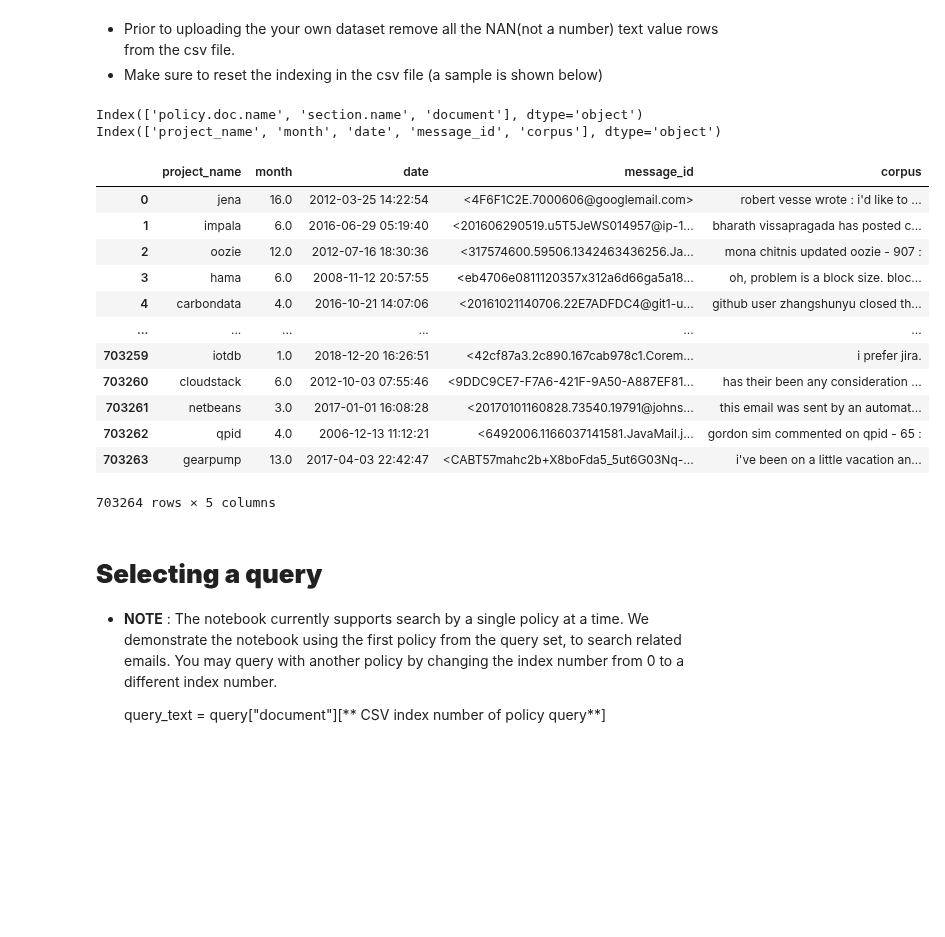
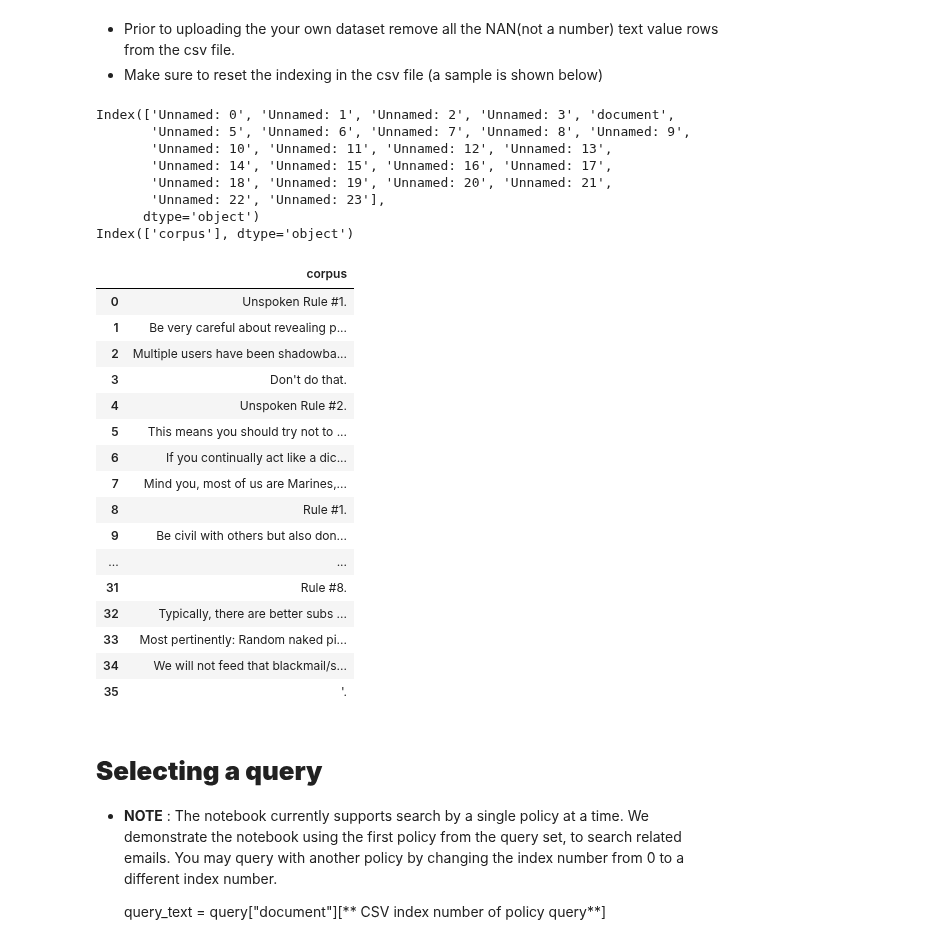
Before and after one commit to Mahasweta-usc/NLP4GOV, a Jupyter notebook: Policy Toolkits/policy_explore.ipynb, the cells around one changed output. Cells and saved outputs as stored; diff of their text form; code cells hidden in the pictures; blank space fills up the shorter version.

```diff
--- a/Policy Toolkits/policy_explore.ipynb
+++ b/Policy Toolkits/policy_explore.ipynb
@@ -93,31 +118,47 @@ main2.csv           100%[===================>] 339.96M   187MB/s    in 1.8s
 # %%
 #read files
 query = semantic_search.pd.read_csv("main1.csv")
-search_base = semantic_search.pd.read_csv("main2.csv", usecols=['project_name', 'month', 'date', 'message_id', 'reply'])
 
-try: search_base.rename(columns={"reply": "corpus"}, inplace=True)
-except: pass
+##list names of columns you would like to keep in the data base
+
+
+try:
+  search_base = semantic_search.pd.read_csv("main2.csv", usecols=['project_name', 'month', 'date', 'message_id', 'reply'])
+  search_base.rename(columns={"reply": "corpus"}, inplace=True)
+except:
+  search_base = semantic_search.pd.read_csv("main2.csv", usecols=['corpus'])
+  pass
 print(query.columns)
 print(search_base.columns)
 search_base = search_base.dropna()
 search_base = search_base.reset_index(drop=True)
 search_base
 # %% [output]
-Index(['policy.doc.name', 'section.name', 'document'], dtype='object')
-Index(['project_name', 'month', 'date', 'message_id', 'corpus'], dtype='object')
+Index(['Unnamed: 0', 'Unnamed: 1', 'Unnamed: 2', 'Unnamed: 3', 'document',
+       'Unnamed: 5', 'Unnamed: 6', 'Unnamed: 7', 'Unnamed: 8', 'Unnamed: 9',
+       'Unnamed: 10', 'Unnamed: 11', 'Unnamed: 12', 'Unnamed: 13',
+       'Unnamed: 14', 'Unnamed: 15', 'Unnamed: 16', 'Unnamed: 17',
+       'Unnamed: 18', 'Unnamed: 19', 'Unnamed: 20', 'Unnamed: 21',
+       'Unnamed: 22', 'Unnamed: 23'],
+      dtype='object')
+Index(['corpus'], dtype='object')
-|  | project_name | month | date | message_id | corpus |
-| 0 | jena | 16.0 | 2012-03-25 14:22:54 | <4F6F1C2E.7000606@googlemail.com> | robert vesse wrote : i'd like to ... |
-| 1 | impala | 6.0 | 2016-06-29 05:19:40 | <201606290519.u5T5JeWS014957@ip-1... | bharath vissapragada has posted c... |
-| 2 | oozie | 12.0 | 2012-07-16 18:30:36 | <317574600.59506.1342463436256.Ja... | mona chitnis updated oozie - 907 : |
-| 3 | hama | 6.0 | 2008-11-12 20:57:55 | <eb4706e0811120357x312a6d66ga5a18... | oh, problem is a block size. bloc... |
-| 4 | carbondata | 4.0 | 2016-10-21 14:07:06 | <20161021140706.22E7ADFDC4@git1-u... | github user zhangshunyu closed th... |
-| ... | ... | ... | ... | ... | ... |
-| 703259 | iotdb | 1.0 | 2018-12-20 16:26:51 | <42cf87a3.2c890.167cab978c1.Corem... | i prefer jira. |
-| 703260 | cloudstack | 6.0 | 2012-10-03 07:55:46 | <9DDC9CE7-F7A6-421F-9A50-A887EF81... | has their been any consideration ... |
-| 703261 | netbeans | 3.0 | 2017-01-01 16:08:28 | <20170101160828.73540.19791@johns... | this email was sent by an automat... |
-| 703262 | qpid | 4.0 | 2006-12-13 11:12:21 | <6492006.1166037141581.JavaMail.j... | gordon sim commented on qpid - 65 : |
-| 703263 | gearpump | 13.0 | 2017-04-03 22:42:47 | <CABT57mahc2b+X8boFda5_5ut6G03Nq-... | i've been on a little vacation an... |
+|  | corpus |
+| 0 | Unspoken Rule #1. |
+| 1 | Be very careful about revealing p... |
+| 2 | Multiple users have been shadowba... |
+| 3 | Don't do that. |
+| 4 | Unspoken Rule #2. |
+| 5 | This means you should try not to ... |
+| 6 | If you continually act like a dic... |
+| 7 | Mind you, most of us are Marines,... |
+| 8 | Rule #1. |
+| 9 | Be civil with others but also don... |
+| ... | ... |
+| 31 | Rule #8. |
+| 32 | Typically, there are better subs ... |
+| 33 | Most pertinently: Random naked pi... |
+| 34 | We will not feed that blackmail/s... |
+| 35 | '. |
-703264 rows × 5 columns
 # %% [markdown]
 # **Selecting a query**
 
```
Also changed, not shown: parts of 7 cells of this notebook, 1 other file.
